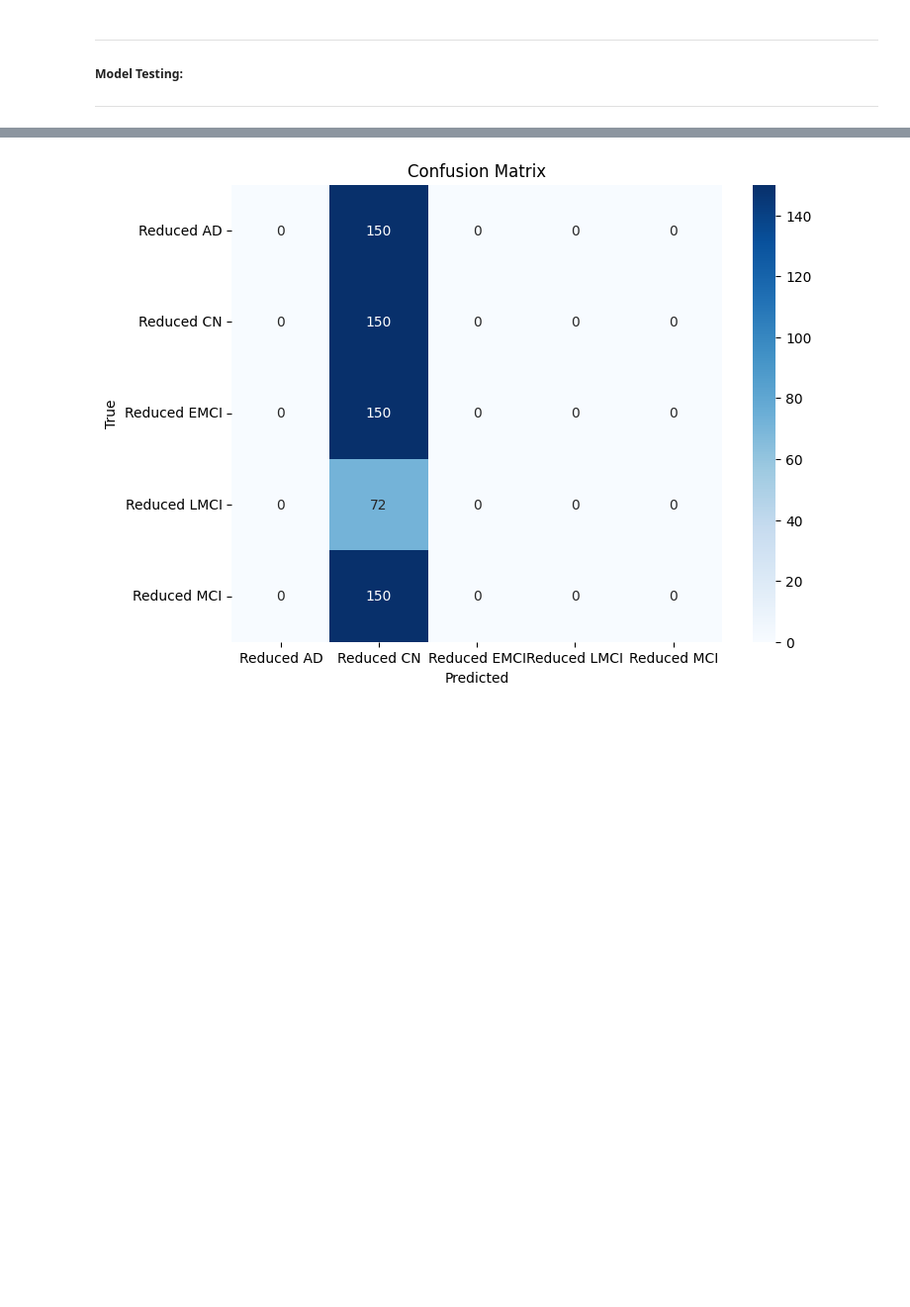
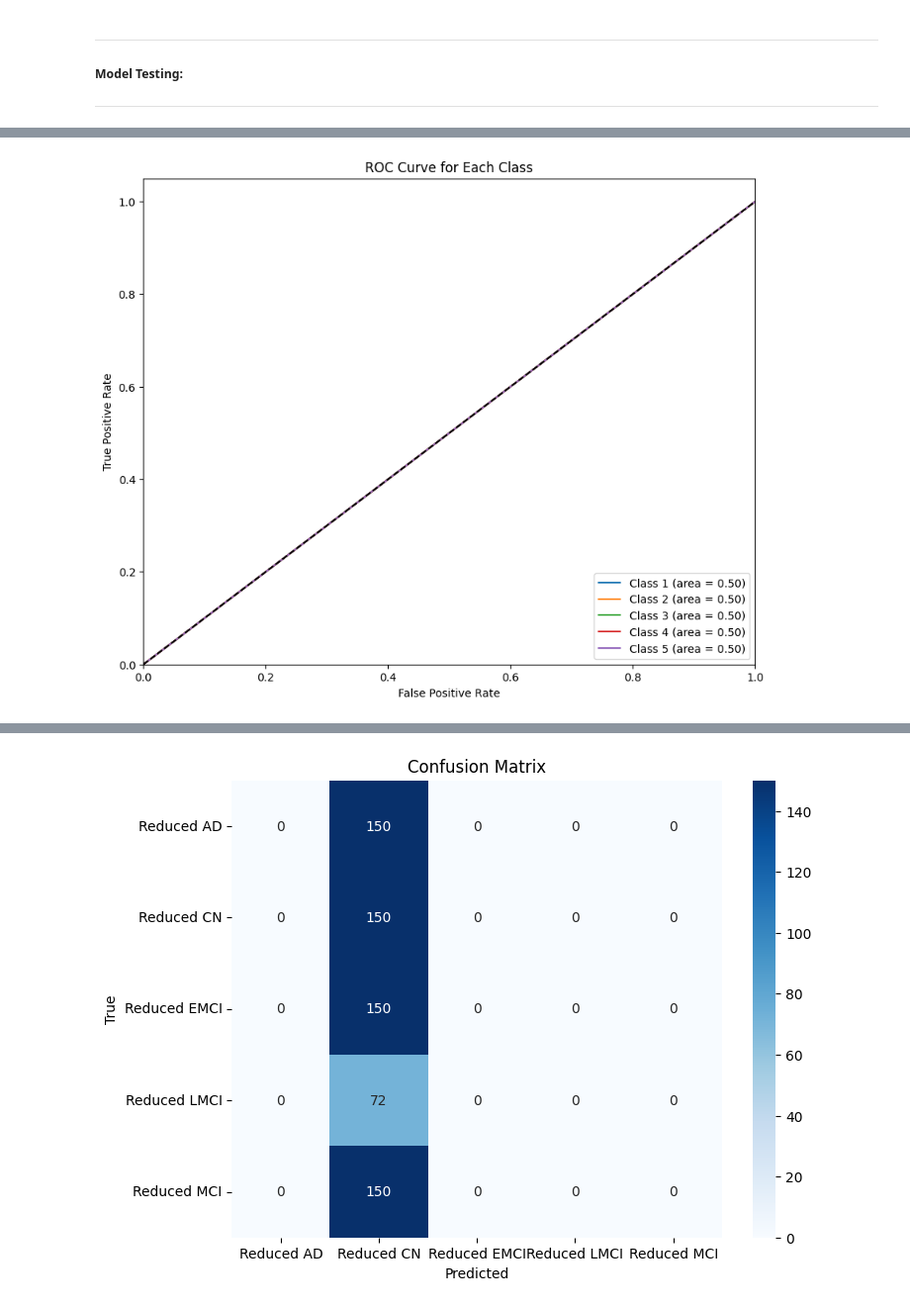
Before and after one commit to jeffock/mri_alz_prog_CNN, a Jupyter notebook: mri_alz_prog.ipynb, the cells around one changed output, grey strips where cells are left out. Shown at 99% size. Drawn from its saved outputs; the diff is of its cells as text; code cells hidden in the pictures; blank space fills up the shorter version.

```diff
--- a/mri_alz_prog.ipynb
+++ b/mri_alz_prog.ipynb
@@ -417 +427,37 @@ Test Loss: 30.2328
 Test Accuracy: 0.2232
+# %%
+from sklearn.metrics import roc_curve, auc
+
+# Get the true labels
+true_classes = test_generator.classes  # True class labels from the test generator
+class_labels = list(test_generator.class_indices.keys())  # Class names
+
+# One-hot encode the true labels (if needed)
+true_classes = to_categorical(true_classes, num_classes=len(class_labels))
+
+# Predict probabilities for the test set
+predictions = model.predict(test_generator)
+
+# Plotting ROC for each class
+fpr = {}
+tpr = {}
+roc_auc = {}
+
+for i in range(5):  # Assuming 5 classes
+    fpr[i], tpr[i], _ = roc_curve(true_classes[:, i], predictions[:, i])
+    roc_auc[i] = auc(fpr[i], tpr[i])
+
+# Plot all ROC curves
+plt.figure(figsize=(10, 8))
+for i in range(5):
+    plt.plot(fpr[i], tpr[i], label=f'Class {i+1} (area = {roc_auc[i]:.2f})')
+
+plt.plot([0, 1], [0, 1], 'k--')  # Diagonal line
+plt.xlim([0.0, 1.0])
+plt.ylim([0.0, 1.05])
+plt.xlabel('False Positive Rate')
+plt.ylabel('True Positive Rate')
+plt.title('ROC Curve for Each Class')
+plt.legend(loc="lower right")
+plt.show()
+# %% [output]
@@ -418,3 +465,4 @@ Test Accuracy: 0.2232
+[figure, added]
 # %%
 # Predict class probabilities
 predictions = model.predict(test_generator)
```
Also changed, not shown: parts of 7 cells of this notebook.
